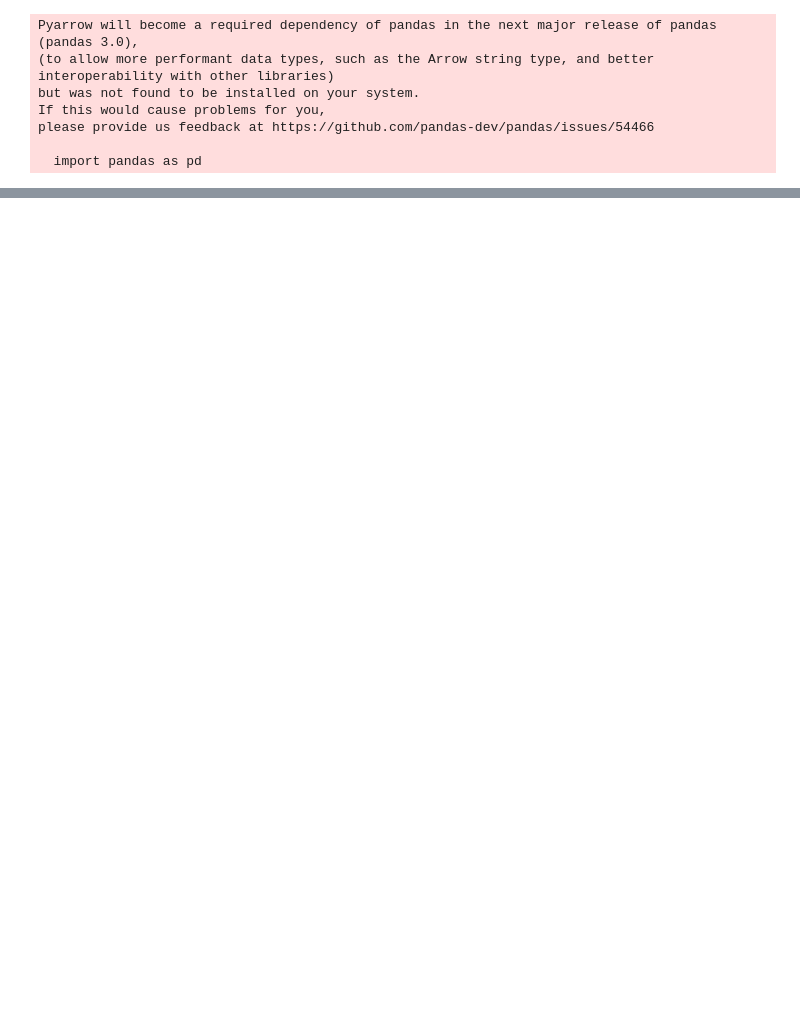
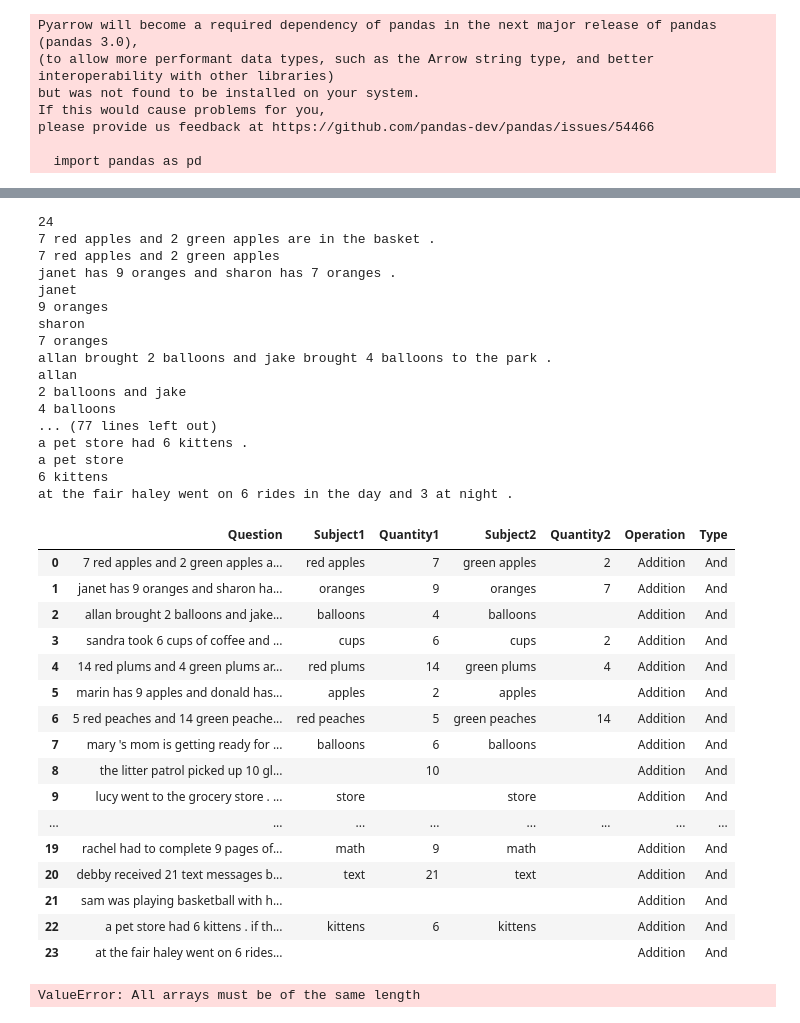
Before and after one commit to surface-integral/boilermake-2024, a Jupyter notebook: data_analysis.ipynb, the cells around one changed output, grey strips where cells are left out. Cells and saved outputs as stored; diff of their text form; code cells hidden in the pictures; blank space fills up the shorter version.

```diff
--- a/data_analysis.ipynb
+++ b/data_analysis.ipynb
@@ -103,0 +140,6 @@ SyntaxError: invalid syntax (436965055.py, line 2)
+# %%
+import spacy
+from spacy import displacy
+from spacy.lang.en.stop_words import STOP_WORDS
+
+NER = spacy.load("en_core_web_sm")
@@ -103,0 +233,71 @@ SyntaxError: invalid syntax (436965055.py, line 2)
+# %%
+final = {"Question":[], "Subject1":[], "Quantity1":[], "Subject2":[], "Quantity2":[], "Operation":[], "Type":[]}
+doc = nlp("7 red apples and 2 green apples are in the basket . how many apples are in the basket ?")
+doc = nlp("ellen has 4 more balls than marin . marin has 8 balls . how many balls does ellen have ?")
+
+# for add_type in [[morethan_addition, "more_than"], [and_addition, "total"], [findorigamount_addition, "find_original_amound"]]:
+#     for i in range(len(add_type[0])):
+#         row = add_type[0][i]
+#         output = andrew_function(row["question_prompts"], "Addition", add_type[1])
+
+#and_addition_df = and_addition_df.reset_index()
+
+print(and_addition_df.shape[0])
+for i in range(and_addition_df.shape[0]):
+    output = andrew_function(and_addition_df["question_prompts"][i], "Addition", "And")
+    for col in output:
+        final[col].append(output[col])
+
+final_df = pd.DataFrame(final)
+final_df
+
+
+# print(len(final["Subject1"]))
+# for i in range(len(final["Question"])):
+#     print("Question: "+final["Question"][i])
+#     print("Subject1: "+final["Subject1"][i])
+#     print("Quantity1: "+final["Quantity1"][i])
+#     print("Subject2: "+final["Subject2"][i])
+#     print("Quantity2: "+final["Quantity2"][i])
+#     print("Type: "+final["Type"][i])
+#     print("Operation: "+final["Operation"][i])
+# %% [output]
+24
+7 red apples and 2 green apples are in the basket .
+7 red apples and 2 green apples
+janet has 9 oranges and sharon has 7 oranges .
+janet
+9 oranges
+sharon
+7 oranges
+allan brought 2 balloons and jake brought 4 balloons to the park .
+allan
+2 balloons and jake
+4 balloons
+... (77 lines left out)
+a pet store had 6 kittens .
+a pet store
+6 kittens
+at the fair haley went on 6 rides in the day and 3 at night .
+|  | Question | Subject1 | Quantity1 | Subject2 | Quantity2 | Operation | Type |
+| 0 | 7 red apples and 2 green apples a... | red apples | 7 | green apples | 2 | Addition | And |
+| 1 | janet has 9 oranges and sharon ha... | oranges | 9 | oranges | 7 | Addition | And |
+| 2 | allan brought 2 balloons and jake... | balloons | 4 | balloons |  | Addition | And |
+| 3 | sandra took 6 cups of coffee and ... | cups | 6 | cups | 2 | Addition | And |
+| 4 | 14 red plums and 4 green plums ar... | red plums | 14 | green plums | 4 | Addition | And |
+| 5 | marin has 9 apples and donald has... | apples | 2 | apples |  | Addition | And |
+| 6 | 5 red peaches and 14 green peache... | red peaches | 5 | green peaches | 14 | Addition | And |
+| 7 | mary 's mom is getting ready for ... | balloons | 6 | balloons |  | Addition | And |
+| 8 | the litter patrol picked up 10 gl... |  | 10 |  |  | Addition | And |
+| 9 | lucy went to the grocery store . ... | store |  | store |  | Addition | And |
+| ... | ... | ... | ... | ... | ... | ... | ... |
+| 19 | rachel had to complete 9 pages of... | math | 9 | math |  | Addition | And |
+| 20 | debby received 21 text messages b... | text | 21 | text |  | Addition | And |
+| 21 | sam was playing basketball with h... |  |  |  |  | Addition | And |
+| 22 | a pet store had 6 kittens . if th... | kittens | 6 | kittens |  | Addition | And |
+| 23 | at the fair haley went on 6 rides... |  |  |  |  | Addition | And |
+# %%
+final_addition_df = pd.DataFrame(final)
+final_addition_df.head()
+# %% [output]
+ValueError: All arrays must be of the same length
```
Also changed, not shown: parts of 15 cells of this notebook, 1 other file.
